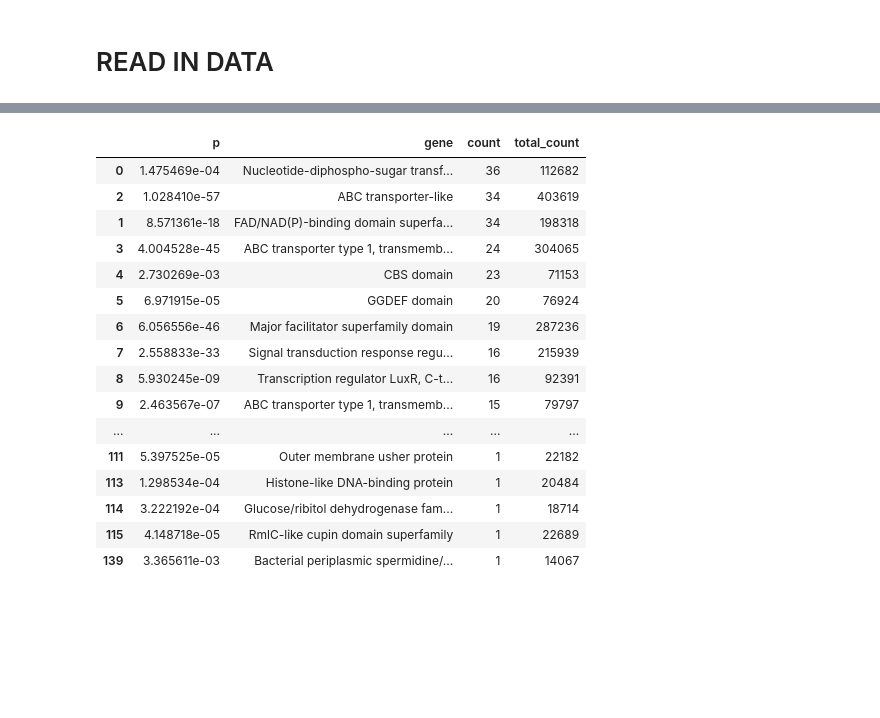
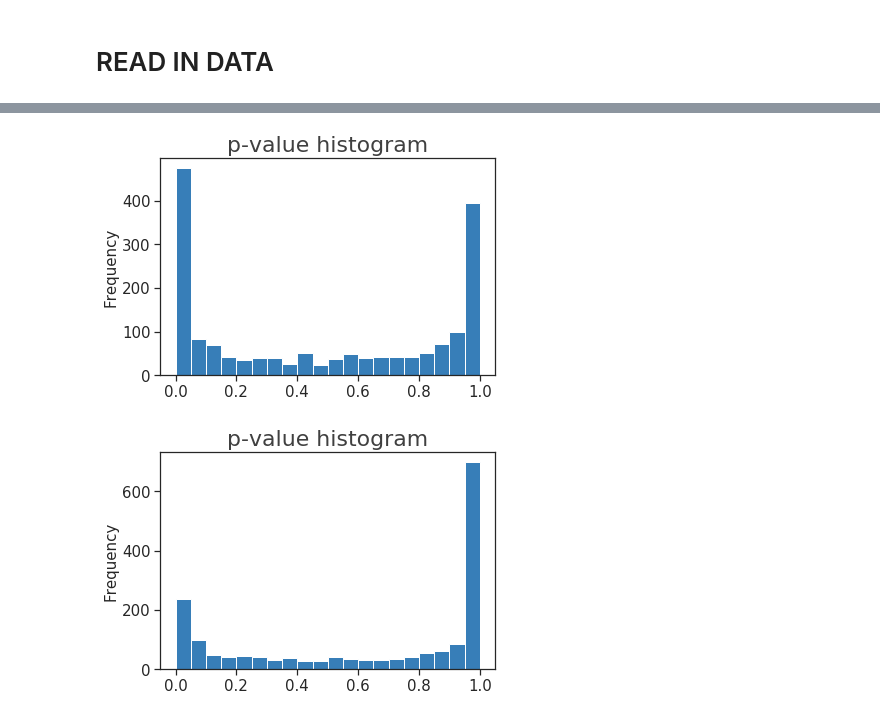
Before and after one commit to hwalinga/self-targeting-spacers-notebooks, a Jupyter notebook: gene_enrichment.ipynb, the cells around one changed output, grey strips where cells are left out. Drawn from its saved outputs; the diff is of its cells as text; code cells hidden in the pictures; blank space fills up the shorter version.

```diff
--- a/gene_enrichment.ipynb
+++ b/gene_enrichment.ipynb
@@ -87,12 +91,12 @@ def save_fig(ax=None, save=save, plt=plt, title=None):
 # READ IN DATA
 # %%
 if has_header:
-    df = pd.read_csv(data_folder + 'hits.tsv.header', sep='\t',
+    df = pd.read_csv(data_folder + 'hits.tsv.header.csv', sep='\t',
                     index_col=False, keep_default_na=False,
                      dtype={'genome_id': str, 'spacer_pos': int, 'spacer_size': int}
                     ).set_index('genome_id')
 else:
-    df = pd.read_csv(data_folder + 'gene.matched.tsv.smallarraycheck', sep='\t',
+    df = pd.read_csv(data_folder + 'gene.matched.tsv.smallarraycheck.csv', sep='\t',
                  names=['genome_key', 'genome_id', 'contig_hit', 'c_1', 'c_2', 'spacer_id', 'hit_ident', 'spacer_size',
                         'contig_size', '3_prime', '5_prime', 'array_id', 'array_size', 'array_confid', 'repeat_size', 'array_type', 'genome_type',
                         'PAM_confid', 'poss_PAM', 'PAM_side', 'phage_class', 'with_phage',  'gene_hit', 'gene_id', 'gene_class'],
@@ -187,27 +206,0 @@ Text(0.5, 1.0, 'p-value histogram')
-# %%
-from statsmodels.stats.multitest import fdrcorrection
-pd.set_option('display.max_colwidth', 200)
-p_corr = p_vals[fdrcorrection(p_vals[0])[0]].rename(columns={0: 'p', 1: 'gene'}).merge(
-    gene_class_hits.to_frame('count').reset_index().rename(columns={'index': 'gene'}),
-    how='left', on='gene').merge(
-    gene_classes.to_frame('total_count').reset_index().rename(columns={'index': 'gene'})
-    )
-p_corr.sort_values(by='count', ascending=False).query('count >= 0')
-# %% [output]
-|  | p | gene | count | total_count |
-| 0 | 1.475469e-04 | Nucleotide-diphospho-sugar transf... | 36 | 112682 |
-| 2 | 1.028410e-57 | ABC transporter-like | 34 | 403619 |
-| 1 | 8.571361e-18 | FAD/NAD(P)-binding domain superfa... | 34 | 198318 |
-| 3 | 4.004528e-45 | ABC transporter type 1, transmemb... | 24 | 304065 |
-| 4 | 2.730269e-03 | CBS domain | 23 | 71153 |
-| 5 | 6.971915e-05 | GGDEF domain | 20 | 76924 |
-| 6 | 6.056556e-46 | Major facilitator superfamily domain | 19 | 287236 |
-| 7 | 2.558833e-33 | Signal transduction response regu... | 16 | 215939 |
-| 8 | 5.930245e-09 | Transcription regulator LuxR, C-t... | 16 | 92391 |
-| 9 | 2.463567e-07 | ABC transporter type 1, transmemb... | 15 | 79797 |
-| ... | ... | ... | ... | ... |
-| 111 | 5.397525e-05 | Outer membrane usher protein | 1 | 22182 |
-| 113 | 1.298534e-04 | Histone-like DNA-binding protein | 1 | 20484 |
-| 114 | 3.222192e-04 | Glucose/ribitol dehydrogenase fam... | 1 | 18714 |
-| 115 | 4.148718e-05 | RmlC-like cupin domain superfamily | 1 | 22689 |
-| 139 | 3.365611e-03 | Bacterial periplasmic spermidine/... | 1 | 14067 |
@@ -215,0 +207,6 @@ test = gene_class_hits.reindex(index=gene_classes.index, fill_value=0)
+# %%
+# Change the alternative hypothesis to test to see what genes have more or less than expected STSs (greater / less).
+alternative = 'greater'
+p_corr_greater = gene_test(dfgenehits, alternative, plot=True)
+# %% [output]
+[figure, added]
@@ -215,0 +215,5 @@ test = gene_class_hits.reindex(index=gene_classes.index, fill_value=0)
+# %%
+alternative = 'less'
+p_corr_less = gene_test(dfgenehits, alternative, plot=True)
+# %% [output]
+[figure, added]
```
Also changed, not shown: parts of 17 cells of this notebook, 6 other files.
